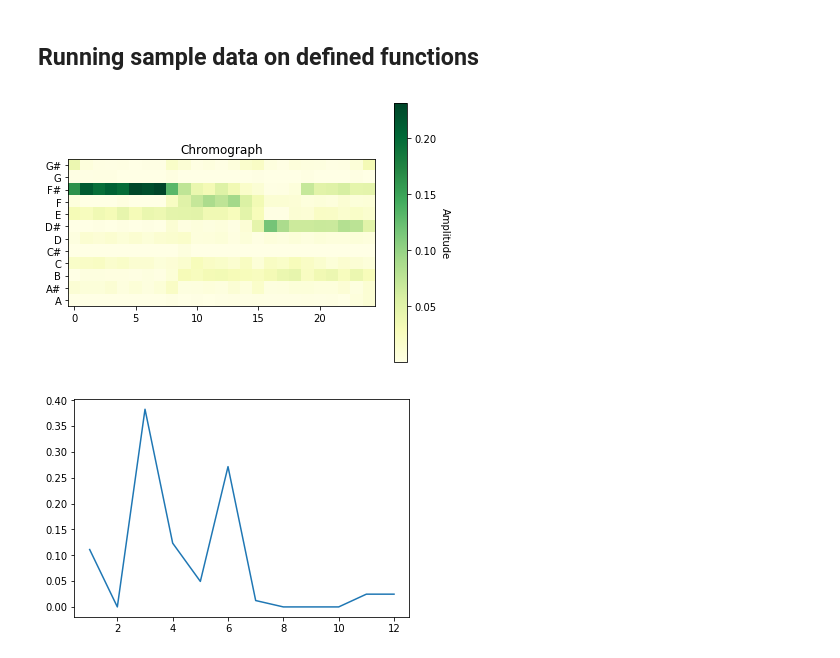
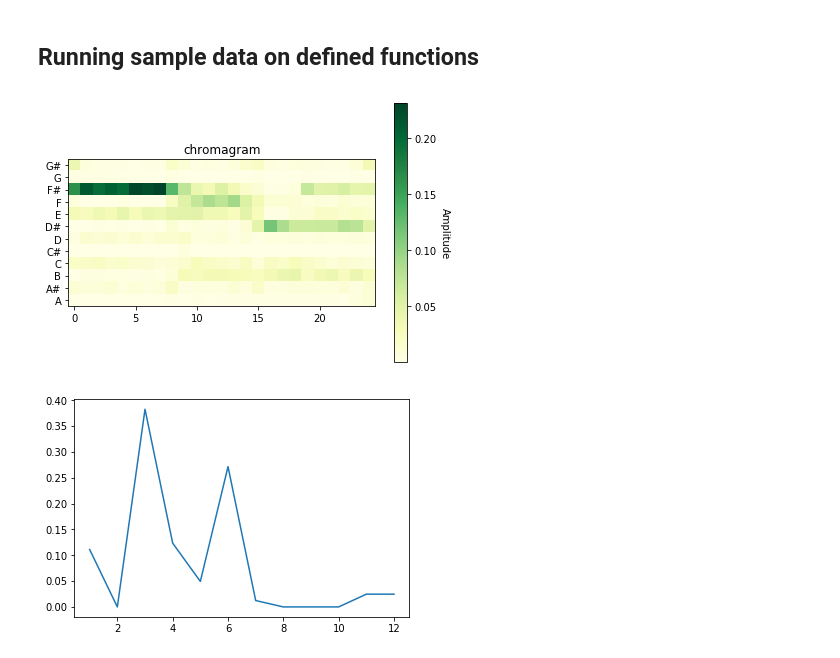
Before and after one commit to Pipe-Runner-Lab/audio_signal_clustering, a Jupyter notebook: K_means_audio.ipynb, the cells around one changed output. Cells and saved outputs as stored; diff of their text form; code cells hidden in the pictures.

```diff
--- a/K_means_audio.ipynb
+++ b/K_means_audio.ipynb
@@ -24,12 +24,16 @@ def preProcess( fileName ):
     else:
         x = x.reshape( x.shape[0], 1 )
 
-    # Extract the raw chromogram data, expected dimention is [ m,  ] not [ m, 1 ]
-    F, f_names = audioFeatureExtraction.stFeatureExtraction(x[ :, 0 ], Fs, 0.050*Fs, 0.025*Fs)
+    # Extract the raw chromagram data, expected dimention is [ m,  ] not [ m, 1 ]
+    F, f_names = audioFeatureExtraction.stFeatureExtraction(
+        x[ :, 0 ],
+        Fs, 0.050*Fs,
+        0.025*Fs
+    )
 
     return (f_names, F)
 # %%
-def getChromograph( audioData ):
+def getChromagram( audioData ):
 
     # chronograph_1
     temp_data =  audioData[ 21 ].reshape( 1, audioData[ 21 ].shape[0] )
@@ -60,16 +64,16 @@ def getNoteFrequency( chromograph ):
 # %% [markdown]
 ## Utility function to plot a heat map and frequency of each note
 # %%
-def plotHeatmap( chromograph, smallSample = True ):
+def plotHeatmap( chromagraph, smallSample = True ):
 
     notesLabels = [ "G#", "G", "F#", "F", "E", "D#", "D", "C#", "C", "B", "A#", "A" ]
 
     fig, axis = plt.subplots()
 
     if smallSample:
-        im = axis.imshow( chromograph[ :, 0 : 25 ], cmap = "YlGn" )
+        im = axis.imshow( chromagram[ :, 0 : 25 ], cmap = "YlGn" )
     else:
-        im = axis.imshow( chromograph )
+        im = axis.imshow( chromagram )
 
     cbar = axis.figure.colorbar(im, ax = axis,  cmap = "YlGn")
     cbar.ax.set_ylabel("Amplitude", rotation=-90, va="bottom")
@@ -77,7 +81,7 @@ def plotHeatmap( chromograph, smallSample = True ):
     axis.set_yticks( np.arange( len(notesLabels) ) )
     axis.set_yticklabels(notesLabels)
 
-    axis.set_title( "Chromograph" )
+    axis.set_title( "chromagram" )
 
     fig.tight_layout()
     _ = plt.show()
@@ -93,9 +97,9 @@ def noteFrequencyPlot( noteFrequency, smallSample = True ):
 ## Running sample data on defined functions
 # %%
 feature_name, features = preProcess( "./sample_data_audio/couchplayin.wav" )
-# %%
-chromograph = getChromograph( features )
-plotHeatmap( chromograph )
-# %% [output]
-[figure, removed]
+# %%
+chromagram = getChromagram( features )
+plotHeatmap( chromagram )
+# %% [output]
+[figure, added]
 # %%
```
Also changed, not shown: parts of 7 cells of this notebook.
